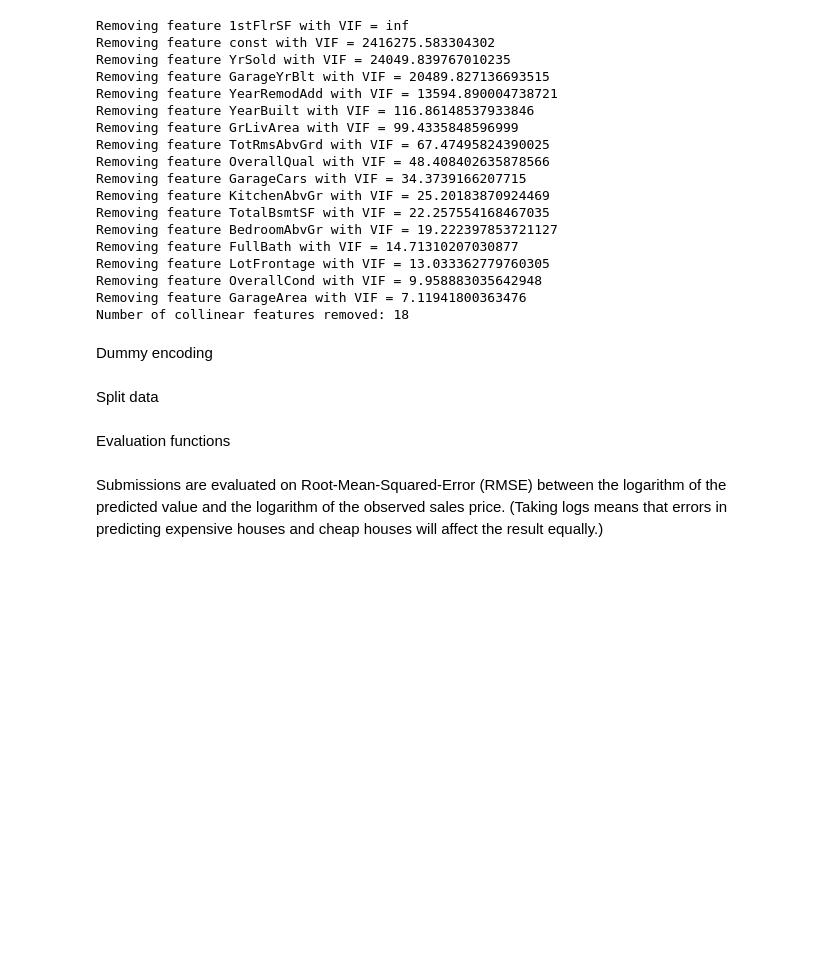
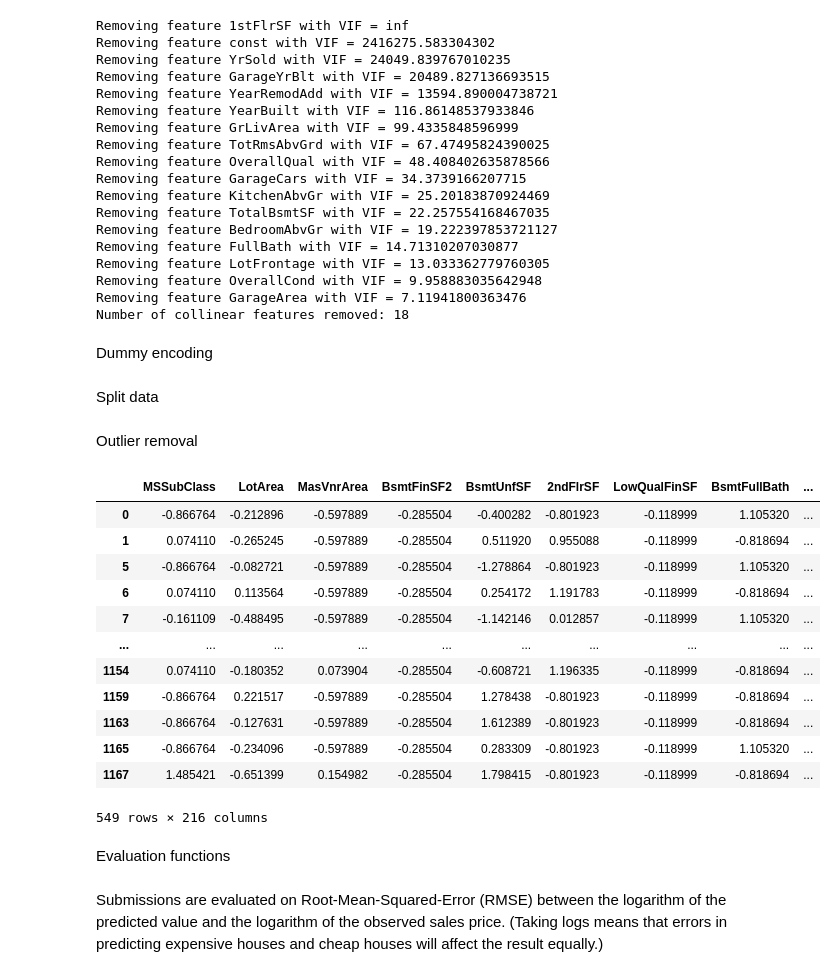
Before and after one commit to sopphh/415-Final-Project, a Jupyter notebook: 415FinalProject.ipynb, the cells around one changed output. Cells and saved outputs as stored; diff of their text form; code cells hidden in the pictures; blank space fills up the shorter version.

```diff
--- a/415FinalProject.ipynb
+++ b/415FinalProject.ipynb
@@ -269,9 +271,15 @@ Dummy encoding
 # Perform dummy encoding
 features_removed_through_VIF.remove('const')
 data_post_multicollinearity_removal = data.drop(features_removed_through_VIF, axis=1)
+
+# Save columns that outlier removal will be performed on
+numeric_features_for_outlier_removal = data_post_multicollinearity_removal.select_dtypes(include=[np.number]).columns.tolist()
+numeric_features_for_outlier_removal.remove('SalePrice')
+
 categorical_data_columns_post_multicollinearity_removal = data_post_multicollinearity_removal.select_dtypes(include=['object']).columns
 data_dummied = pd.get_dummies(data_post_multicollinearity_removal, columns=categorical_data_columns_post_multicollinearity_removal, drop_first=True)
 data_dummied.reset_index(drop=True, inplace=True)
+# dummied_new_columns = data_dummied.columns.difference(data_post_multicollinearity_removal.columns).tolist()
 
 X = data_dummied.drop(columns='SalePrice', axis=1)
 X.reset_index(drop=True, inplace=True)
@@ -292,6 +300,36 @@ X_test_normalized = scaler.transform(X_test_)
 
 X_train = pd.DataFrame(X_train_normalized, columns=X_train_.columns)
 X_test = pd.DataFrame(X_test_normalized, columns=X_test_.columns)
+# %% [markdown]
+Outlier removal
+# %%
+# Remove outliers from original numeric columns on the train set
+def remove_outliers(df, num_features):
+    # Filter outliers from all numeric columns provided
+    for variable in num_features:
+        Q1 = df[variable].quantile(0.25)
+        Q3 = df[variable].quantile(0.75)
+        IQR = Q3 - Q1
+        lower_bound = Q1 - 1.5 * IQR
+        upper_bound = Q3 + 1.5 * IQR
+        df = df[(df[variable] >= lower_bound) & (df[variable] <= upper_bound)]
+    return df
+
+remove_outliers(X_train, numeric_features_for_outlier_removal)
+# %% [output]
+|  | MSSubClass | LotArea | MasVnrArea | BsmtFinSF2 | BsmtUnfSF | 2ndFlrSF | LowQualFinSF | BsmtFullBath | ... |
+| 0 | -0.866764 | -0.212896 | -0.597889 | -0.285504 | -0.400282 | -0.801923 | -0.118999 | 1.105320 | ... |
+| 1 | 0.074110 | -0.265245 | -0.597889 | -0.285504 | 0.511920 | 0.955088 | -0.118999 | -0.818694 | ... |
+| 5 | -0.866764 | -0.082721 | -0.597889 | -0.285504 | -1.278864 | -0.801923 | -0.118999 | 1.105320 | ... |
+| 6 | 0.074110 | 0.113564 | -0.597889 | -0.285504 | 0.254172 | 1.191783 | -0.118999 | -0.818694 | ... |
+| 7 | -0.161109 | -0.488495 | -0.597889 | -0.285504 | -1.142146 | 0.012857 | -0.118999 | 1.105320 | ... |
+| ... | ... | ... | ... | ... | ... | ... | ... | ... | ... |
+| 1154 | 0.074110 | -0.180352 | 0.073904 | -0.285504 | -0.608721 | 1.196335 | -0.118999 | -0.818694 | ... |
+| 1159 | -0.866764 | 0.221517 | -0.597889 | -0.285504 | 1.278438 | -0.801923 | -0.118999 | -0.818694 | ... |
+| 1163 | -0.866764 | -0.127631 | -0.597889 | -0.285504 | 1.612389 | -0.801923 | -0.118999 | -0.818694 | ... |
+| 1165 | -0.866764 | -0.234096 | -0.597889 | -0.285504 | 0.283309 | -0.801923 | -0.118999 | 1.105320 | ... |
+| 1167 | 1.485421 | -0.651399 | 0.154982 | -0.285504 | 1.798415 | -0.801923 | -0.118999 | -0.818694 | ... |
+549 rows × 216 columns
 # %% [markdown]
 Evaluation functions
 # %% [markdown]
```
Also changed, not shown: parts of 10 cells of this notebook.
